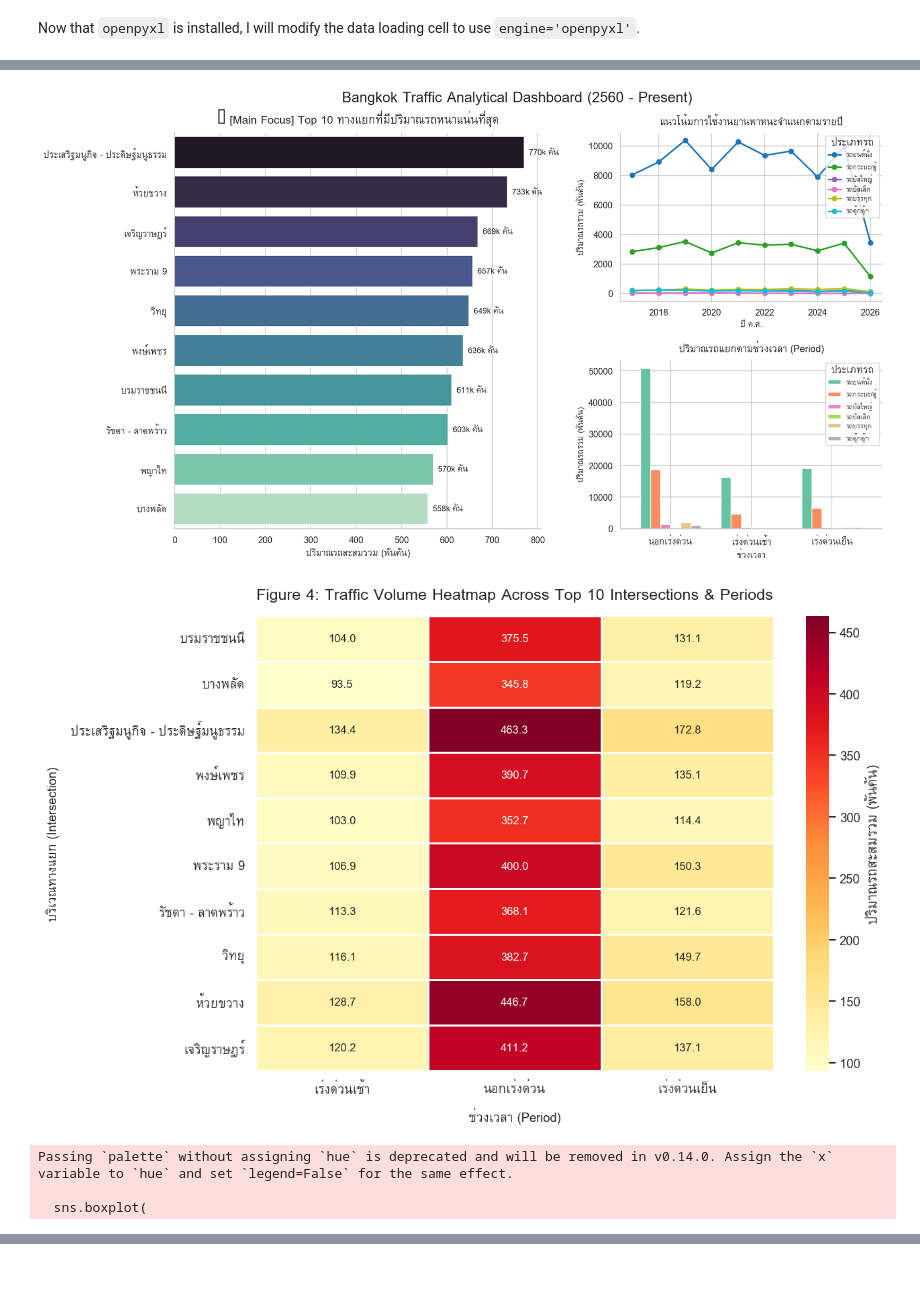
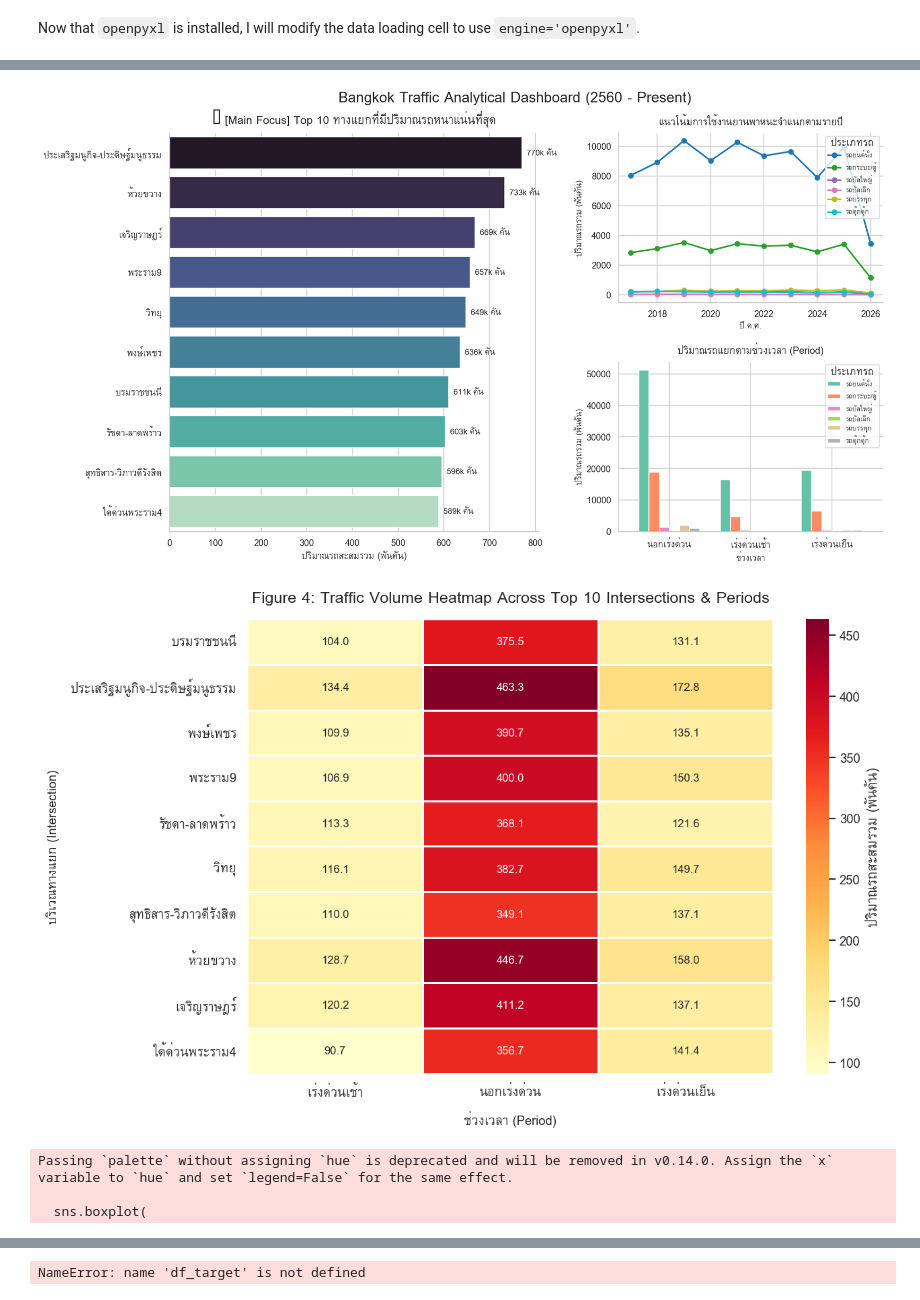
Before and after one commit to Aphatsara-Khangkhet/DADS5001-BKK-Flow, a Jupyter notebook: Untitled10.ipynb, the cells around one changed output, grey strips where cells are left out. Drawn from its saved outputs; the diff is of its cells as text; code cells hidden in the pictures; blank space fills up the shorter version.

```diff
--- a/Untitled10.ipynb
+++ b/Untitled10.ipynb
@@ -132,7 +50,7 @@ sns.set_theme(style='whitegrid', font='Garuda')
 plt.rcParams['axes.unicode_minus'] = False
 
 # 3. นำเข้าข้อมูลและเตรียมคอลัมน์
-excel_path = 'bangkok_traffic_2560_Present.xlsx'
+excel_path = 'bangkok_traffic_2560_Present (NotFinal).xlsx'
 df = pd.read_excel(excel_path, sheet_name='traffic_data')
 
 veh_cols = ['passenger_car', 'pickup_van', 'large_bus', 'small_bus', 'truck', 'tuk_tuk']
@@ -371,35 +289,35 @@ plt.show()
 
 # เตรียม Pivot Table
 pivot_df = df_target.groupby(['year', 'Month_Label'])[
     'Total_Volume'
 ].mean().unstack(level='Month_Label')
 pivot_df = pivot_df[
     ['เม.ย. (Apr)', 'พ.ค. (May)', 'ก.ค. (Jul)', 'ส.ค. (Aug)', 'ก.ย. (Sep)']
 ]
 
 # พล็อต Heatmap
 plt.figure(figsize=(10, 6))
 sns.heatmap(
     pivot_df,
     annot=True,
     fmt='.0f',
     cmap='YlGnBu',
     cbar_kws={'label': 'ปริมาณรถเฉลี่ย (คัน)'},
     linewidths=0.5,
 )
 plt.title(
     'Traffic Volume Heatmap by Year & Month', fontsize=13, fontweight='bold'
 )
 plt.xlabel('เดือน')
 plt.ylabel('ปี (Year)')
 plt.tight_layout()
 plt.show()
 # %% [output]
 Passing `palette` without assigning `hue` is deprecated and will be removed in v0.14.0. Assign the `y` variable to `hue` and set `legend=False` for the same effect.
 
   sns.barplot(x=top10.values / 1e3, y=top10.index, ax=ax_main, palette='mako')
-[figure, old version]
+[figure, new version]
-[figure, old version]
+[figure, new version]
 Passing `palette` without assigning `hue` is deprecated and will be removed in v0.14.0. Assign the `x` variable to `hue` and set `legend=False` for the same effect.
 
   sns.boxplot(
@@ -410,0 +326 @@ Passing `palette` without assigning `hue` is deprecated and will be removed in v
+NameError: name 'df_target' is not defined
```
Also changed, not shown: parts of 16 cells of this notebook.
